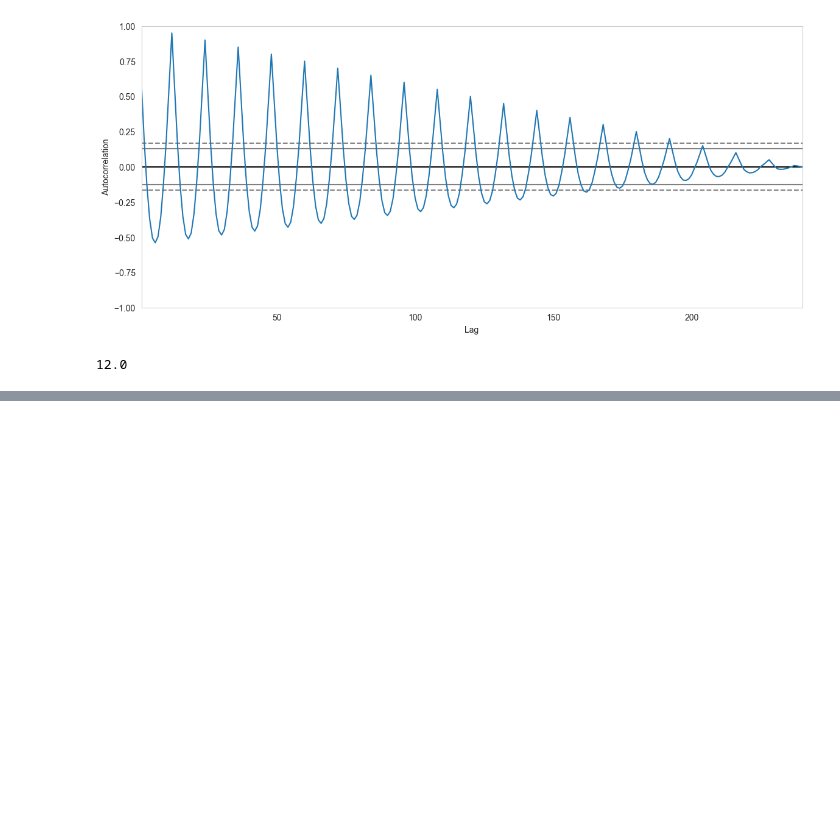
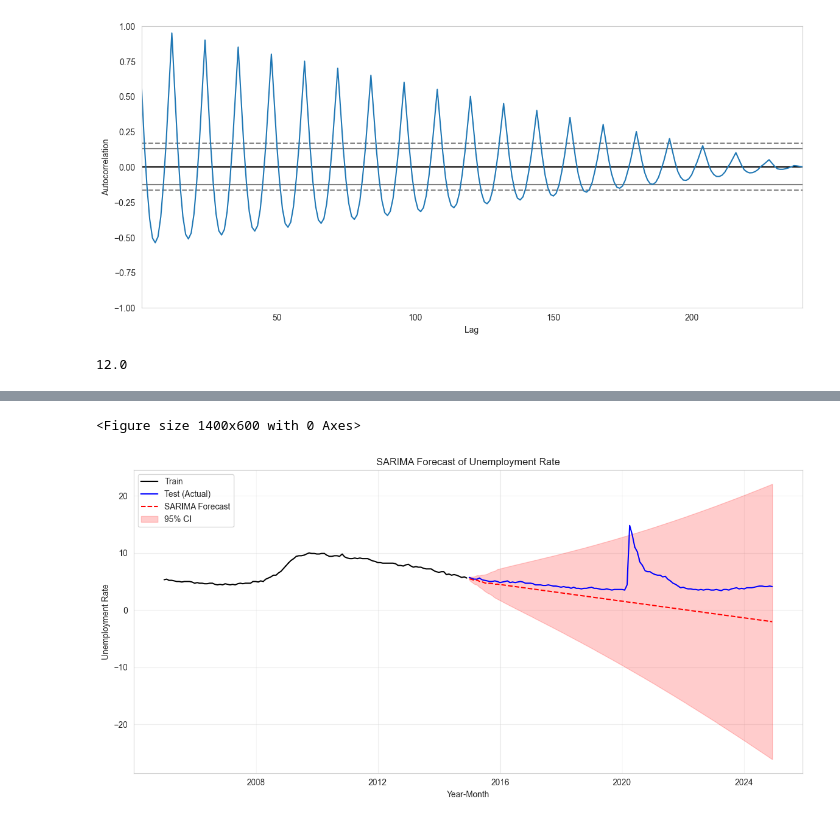
Before and after one commit to rafaelcattan/rafaelcattan.github.io, a Jupyter notebook: analysis/notebooks/data_analysis.ipynb, the cells around one changed output, grey strips where cells are left out. Saved outputs shown, nothing was run; the diff lists cells and outputs as text; code cells hidden in the pictures; blank space fills up the shorter version.

```diff
--- a/analysis/notebooks/data_analysis.ipynb
+++ b/analysis/notebooks/data_analysis.ipynb
@@ -516,0 +684,68 @@ dominant_period
+# %%
+plt.clf()
+# Forecast for test horizon
+forecast = sarima_results.get_forecast(steps=len(test))
+forecast_mean = forecast.predicted_mean
+conf_int = forecast.conf_int()
+
+
+# Convert indices to datetime for proper plotting
+train.index = pd.to_datetime(df[:train_size]['year_month'])
+test.index = pd.to_datetime(df[train_size:]['year_month'])
+
+
+# Align forecast index with test dates
+forecast_mean.index = test.index
+conf_int.index = test.index
+
+
+# -------------------
+# Plot
+# -------------------
+plt.figure(figsize=(12, 6))
+
+# Training data
+plt.plot(
+    train.index,
+    train['unemployment_rate'],
+    label='Train',
+    color='black'
+)
+
+# Test actuals
+plt.plot(
+    test.index,
+    test['unemployment_rate'],
+    label='Test (Actual)',
+    color='blue'
+)
+
+# Forecast
+plt.plot(
+    forecast_mean.index,
+    forecast_mean,
+    label='SARIMA Forecast',
+    color='red',
+    linestyle='--'
+)
+
+# Confidence intervals
+plt.fill_between(
+    conf_int.index,
+    conf_int.iloc[:, 0],
+    conf_int.iloc[:, 1],
+    color='red',
+    alpha=0.2,
+    label='95% CI'
+)
+
+plt.title('SARIMA Forecast of Unemployment Rate')
+plt.xlabel('Year-Month')
+plt.ylabel('Unemployment Rate')
+plt.legend()
+plt.grid(alpha=0.3)
+plt.tight_layout()
+plt.show()
+# %% [output]
+<Figure size 1400x600 with 0 Axes>
+[figure, added]
```
Also changed, not shown: parts of 17 cells of this notebook, 2 other files.
